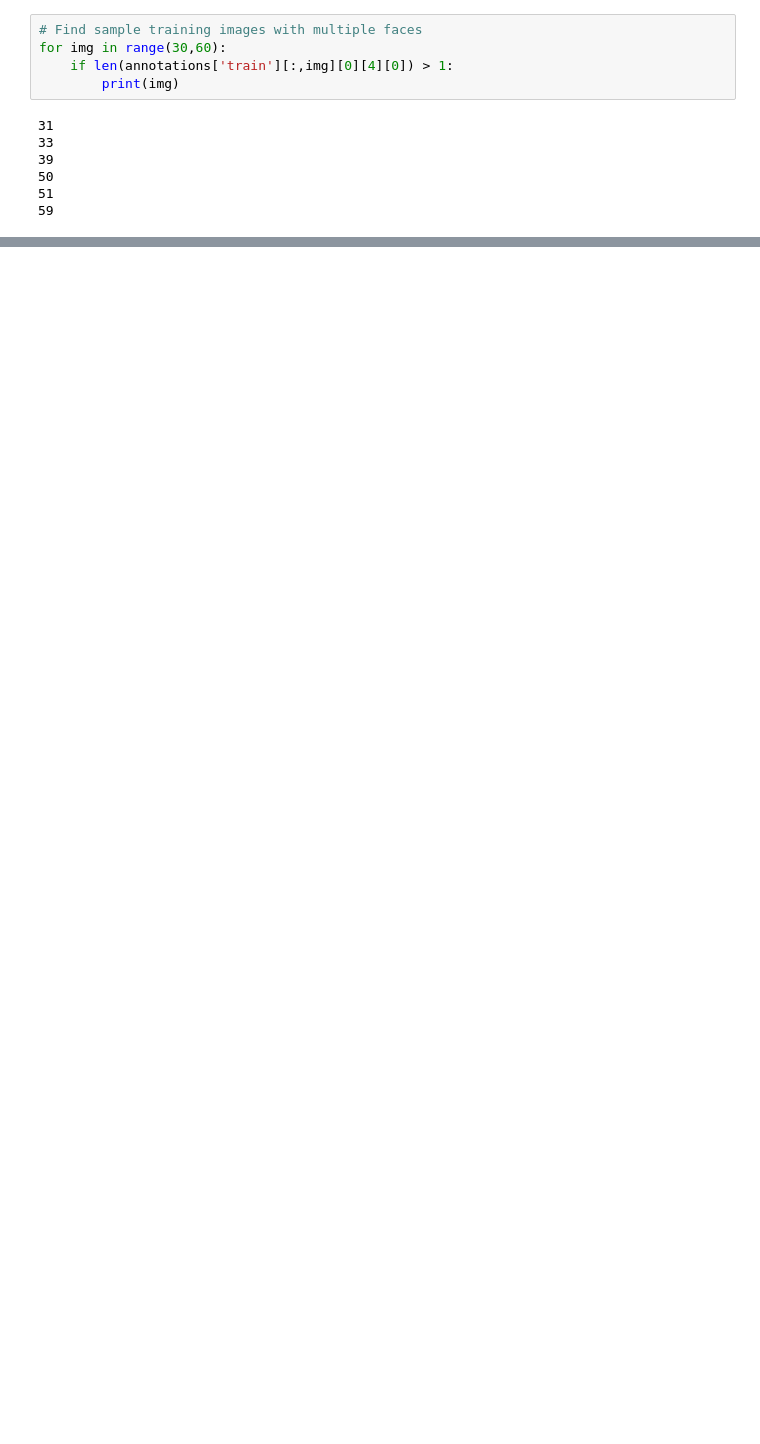
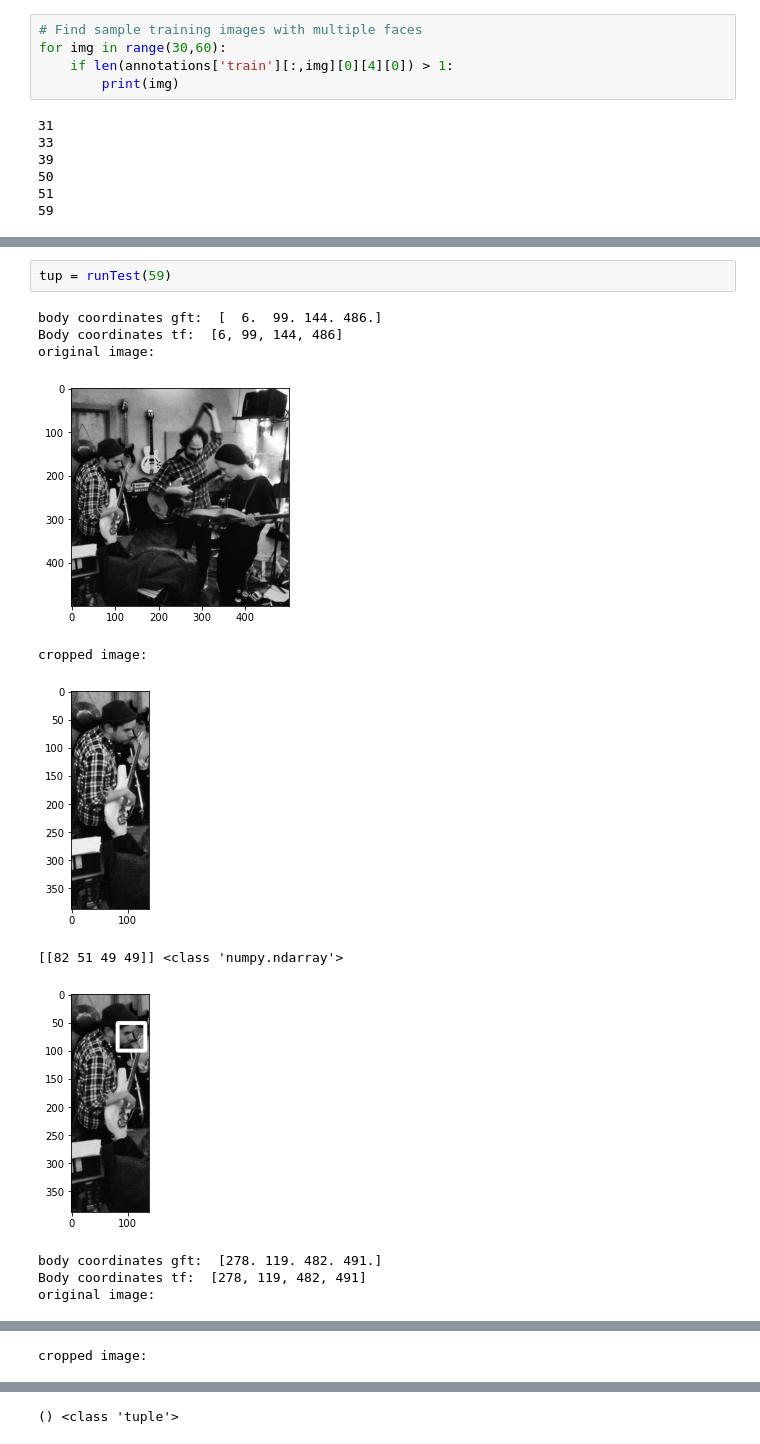
Before and after one commit to nbdesai1992/HumanEmotionRecognition, a Jupyter notebook: facial_tagging_exploration.ipynb, the cells around one changed output, grey strips where cells are left out. Cells and saved outputs as stored; diff of their text form; blank space fills up the shorter version.

```diff
--- a/facial_tagging_exploration.ipynb
+++ b/facial_tagging_exploration.ipynb
@@ -166,0 +155,14 @@ original image:
+# %%
+tup = runTest(59)
+# %% [output]
+body coordinates gft:  [  6.  99. 144. 486.]
+Body coordinates tf:  [6, 99, 144, 486]
+original image:
+[figure, added]
+cropped image:
+[figure, added]
+[[82 51 49 49]] <class 'numpy.ndarray'>
+[figure, added]
+body coordinates gft:  [278. 119. 482. 491.]
+Body coordinates tf:  [278, 119, 482, 491]
+original image:
@@ -166,0 +170 @@ original image:
+cropped image:
@@ -166,0 +172 @@ original image:
+() <class 'tuple'>
```
Also changed, not shown: parts of 10 cells of this notebook, 1 other file.
